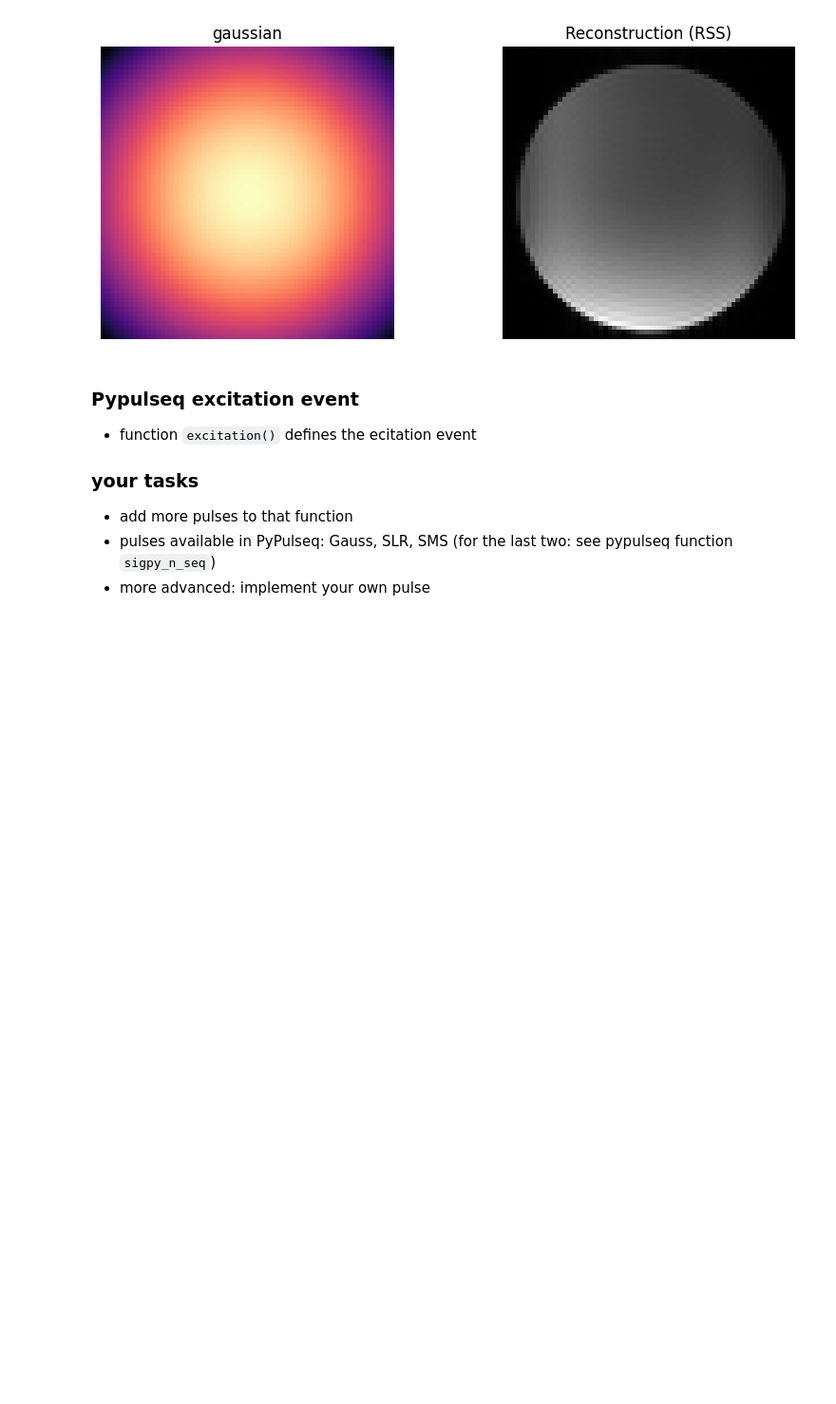
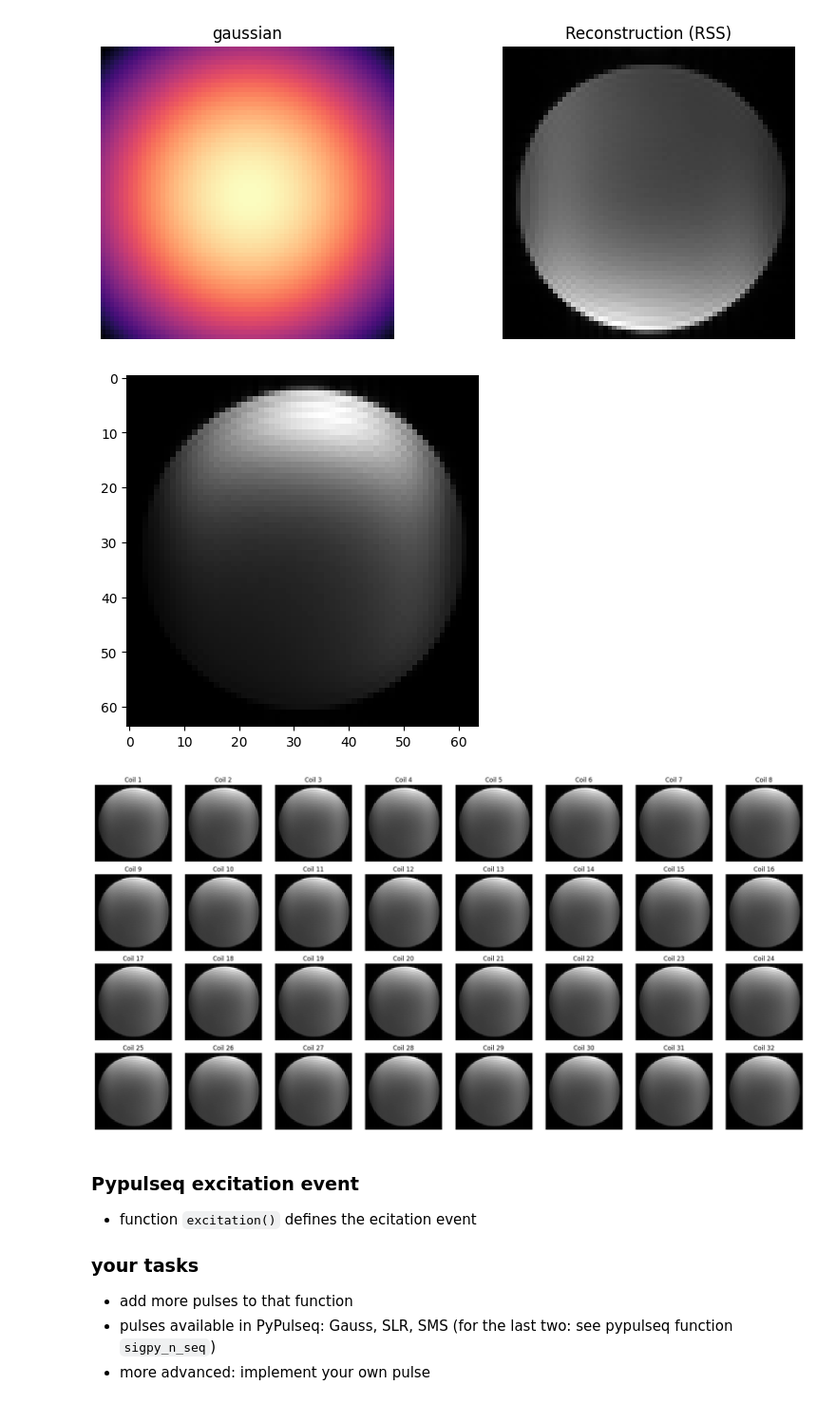
Before and after one commit to VicG22/IRM-Notebooks, a Jupyter notebook: se2d_sliceprofile_exercise.ipynb, the cells around one changed output. Shown: that part at 95% size. Cells and saved outputs as stored; diff of their text form; code cells hidden in the pictures; blank space fills up the shorter version.

```diff
--- a/se2d_sliceprofile_exercise.ipynb
+++ b/se2d_sliceprofile_exercise.ipynb
@@ -170,6 +173,68 @@ plt.show()
 Taille matrice k-espace (phase, voies, lecture) : (64, 32, 64)
 [figure]
 [figure]
+# %%
+#essai code espace k mais avec formule
+
+
+fname='../data/meas_MID00243_FID33257_pulseq.dat'
+if not os.path.isfile(fname):
+    !wget https://raw.githubusercontent.com/pulseq/MR-Physics-with-Pulseq/main/tutorials/02_rf_pulses/data/meas_MID00243_FID33257_pulseq.dat &> /dev/null
+    fname='meas_MID00243_FID33257_pulseq.dat'
+
+
+
+center_y, center_x = Ny // 2, Nx // 2
+sigma = min(Ny, Nx) / 30  # ajuste si besoin
+ky_idx = np.arange(Ny) - center_y
+kx_idx = np.arange(Nx) - center_x
+ky_grid, kx_grid = np.meshgrid(ky_idx, kx_idx, indexing='ij')
+gaussian = np.exp(-(ky_grid**2 + kx_grid**2) / (2 * sigma**2))      # (ny, nx)
+gaussian_c = gaussian[:, None, :]                                   # (ny, 1, nx)
+
+twix = tt.read_twix(fname,verbose=False)
+data = tt.map_twix(twix)[-1] # last object is image data
+m = np.squeeze(data['image'][:])
+
+# Pondération du k-espace mesuré
+m_gaus = m * gaussian_c
+
+D=np.fft.fftshift(np.fft.fft2(m,axes=(0,2))) # coil dim = 1
+D_gaus=np.fft.fftshift(np.fft.fft2(m_gaus,axes=(0,2))) # coil dim = 1
+#plot_all(D)
+#plot_all(D_gaus)
+
+D_norm = np.sum(D_gaus * np.conjugate(D_gaus),axis=1)
+D_vanilla = np.sqrt(np.sum(np.abs(D)**2,axis=1))
+D=np.sum(np.abs(D * np.conjugate(D_gaus)),axis=1)
+
+plt.imshow(D,cmap='gray')
+plt.show()
+
+#plt.imshow(D_vanilla,cmap='gray')
+#plt.show()
+#return (D/np.max(D))
+
+# Visualisation coil-par-coil (32 voies)
+nrows, ncols = 4, 8  # 4 x 8 = 32
+fig, axes = plt.subplots(nrows, ncols, figsize=(2.5 * ncols, 10))
+axes = axes.ravel()
+
+for idx in range(min(ncoils, len(axes))):
+  ax = axes[idx]
+  ax.imshow(np.abs(D_vanilla), cmap='gray')
+  ax.set_title(f'Coil {idx+1}')
+  ax.axis('off')
+
+# Masquer les axes inutilisés si ncoils < 32
+for ax in axes[ncoils:]:
+  ax.axis('off')
+
+plt.tight_layout()
+plt.show()
+# %% [output]
+[figure, added]
+[figure, added]
 # %% [markdown]
 ### Pypulseq excitation event
 
```
Also changed, not shown: parts of 1 cell of this notebook.
